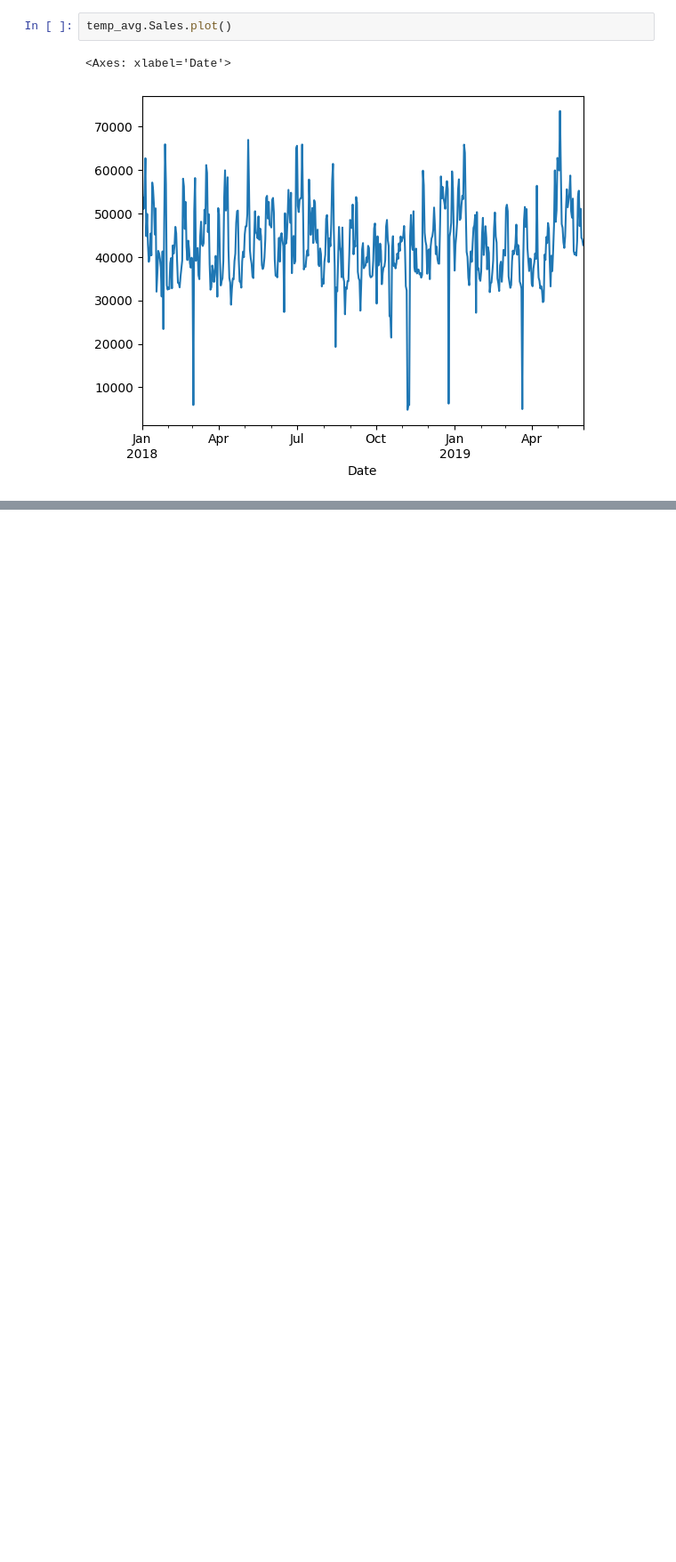
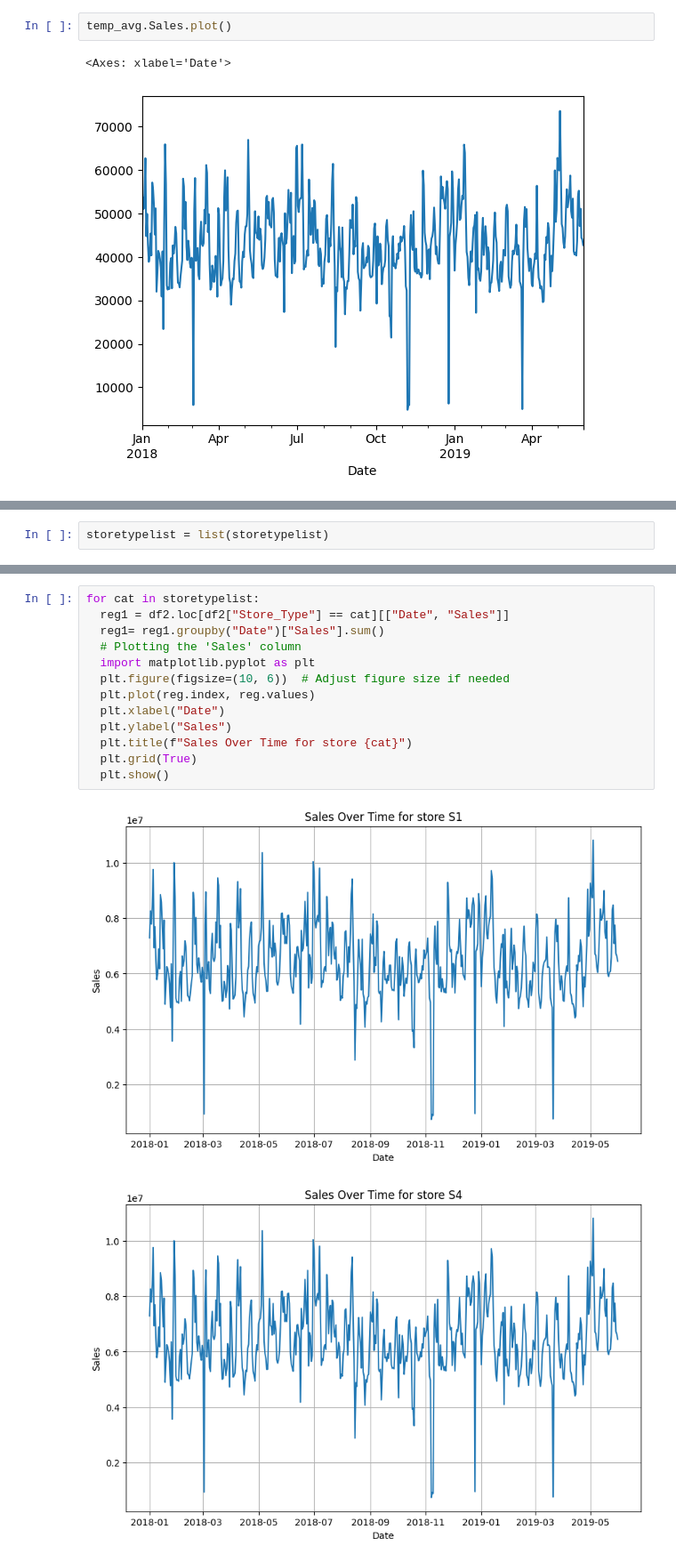
Before and after one commit to ArivalaganRaghavan/Product-Sales-Forecasting, a Jupyter notebook: Product_Sales_forecasting.ipynb, the cells around one changed output, grey strips where cells are left out. Shown at 89% size. Cells and saved outputs as stored; diff of their text form; blank space fills up the shorter version.

```diff
--- a/Product_Sales_forecasting.ipynb
+++ b/Product_Sales_forecasting.ipynb
@@ -322,0 +370,2 @@ temp_avg.Sales.plot()
+# %%
+storetypelist = list(storetypelist)
@@ -322,0 +376,16 @@ temp_avg.Sales.plot()
+# %%
+for cat in storetypelist:
+  reg1 = df2.loc[df2["Store_Type"] == cat][["Date", "Sales"]]
+  reg1= reg1.groupby("Date")["Sales"].sum()
+  # Plotting the 'Sales' column
+  import matplotlib.pyplot as plt
+  plt.figure(figsize=(10, 6))  # Adjust figure size if needed
+  plt.plot(reg.index, reg.values)
+  plt.xlabel("Date")
+  plt.ylabel("Sales")
+  plt.title(f"Sales Over Time for store {cat}")
+  plt.grid(True)
+  plt.show()
+# %% [output]
+[figure, added]
+[figure, added]
```
Also changed, not shown: parts of 24 cells of this notebook.
